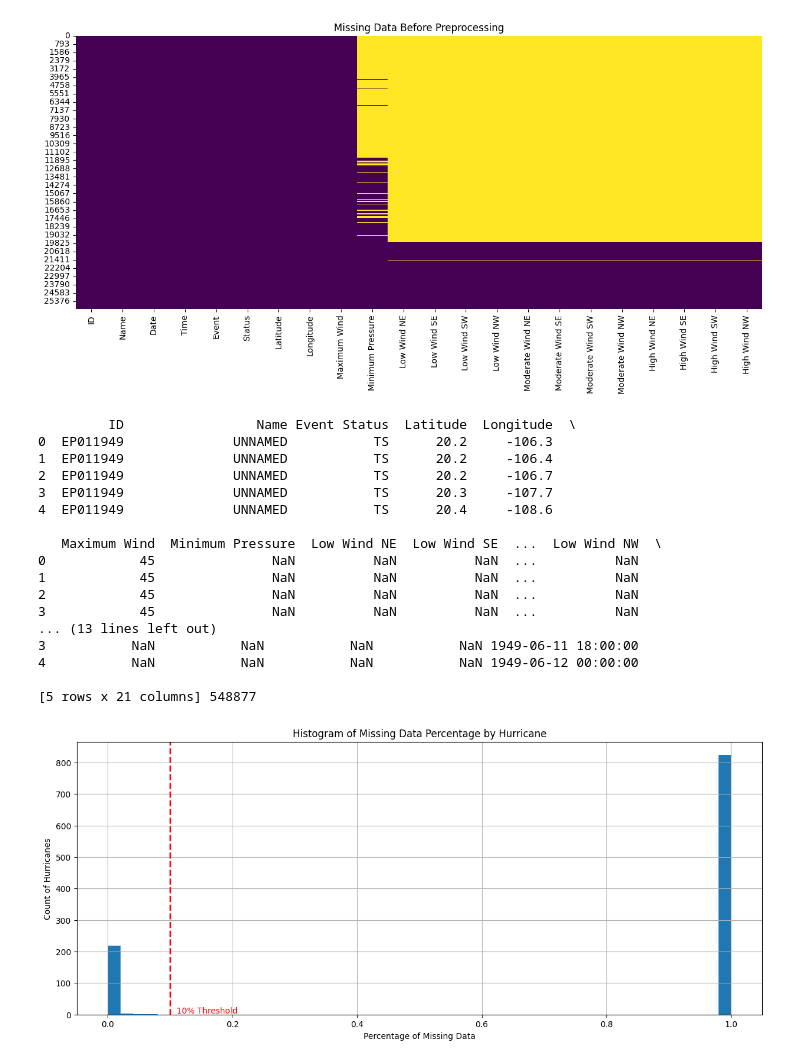
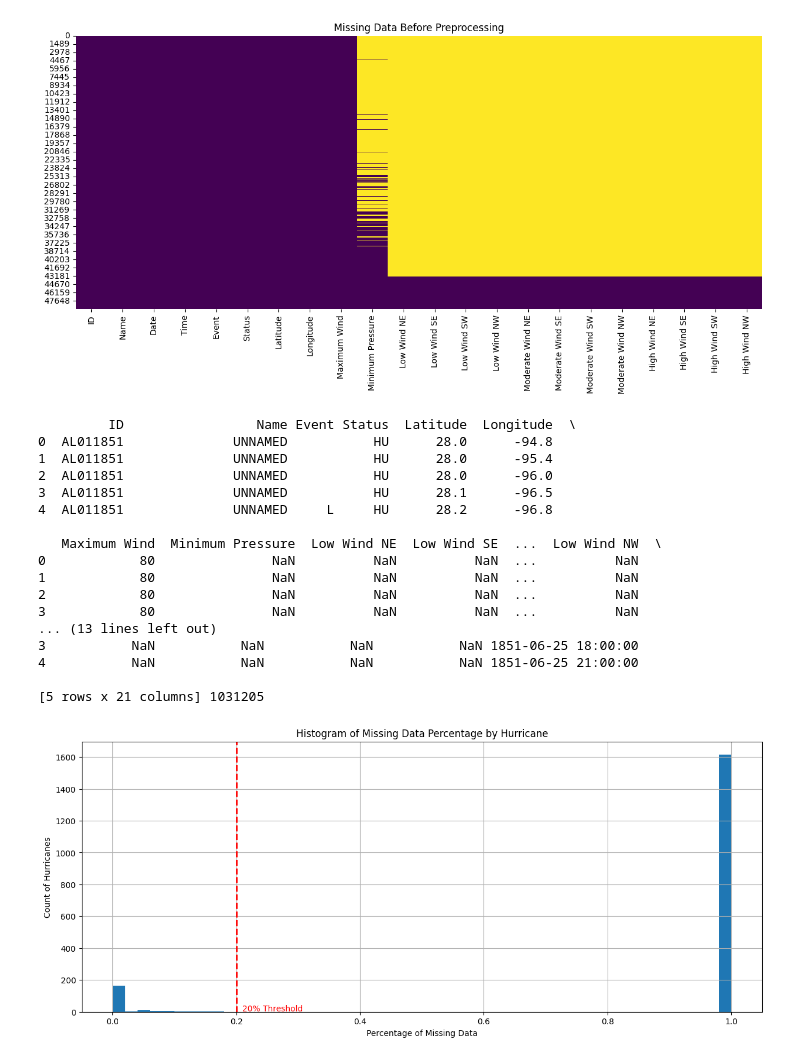
Before and after one commit to c0nD/HurricaneProject, a Jupyter notebook: src/preprocessing.ipynb, the cells around one changed output. Drawn from its saved outputs; the diff is of its cells as text; code cells hidden in the pictures.

Commit message:
updated imputation threshold to 20%

```diff
--- a/src/preprocessing.ipynb
+++ b/src/preprocessing.ipynb
@@ -4,7 +4,7 @@ import numpy as np
 import seaborn as sns
 import matplotlib.pyplot as plt
 # %%
-df = pd.read_csv('data/pacific.csv')
+df = pd.read_csv('data/atlantic.csv')
 # %%
 df.replace(-999, np.nan, inplace=True)
 # %%
@@ -14,7 +14,7 @@ sns.heatmap(df.isnull(), cbar=False, cmap='viridis')
 plt.title('Missing Data Before Preprocessing')
 plt.show()
 # %% [output]
-[figure, old version]
+[figure, new version]
 # %%
 def convert_lat_long(val):
     # removes the direction (n/s/e/w) and converts to float, negates if south or west
@@ -41,40 +41,40 @@ df[numeric_cols] = df[numeric_cols].apply(pd.to_numeric, errors='coerce')
 print(df.head(), df.size)
 # %% [output]
          ID                 Name Event Status  Latitude  Longitude  \
-0  EP011949              UNNAMED           TS      20.2     -106.3
-1  EP011949              UNNAMED           TS      20.2     -106.4
-2  EP011949              UNNAMED           TS      20.2     -106.7
-3  EP011949              UNNAMED           TS      20.3     -107.7
-4  EP011949              UNNAMED           TS      20.4     -108.6
+0  AL011851              UNNAMED           HU      28.0      -94.8
+1  AL011851              UNNAMED           HU      28.0      -95.4
+2  AL011851              UNNAMED           HU      28.0      -96.0
+3  AL011851              UNNAMED           HU      28.1      -96.5
+4  AL011851              UNNAMED     L     HU      28.2      -96.8
 
    Maximum Wind  Minimum Pressure  Low Wind NE  Low Wind SE  ...  Low Wind NW  \
-0            45               NaN          NaN          NaN  ...          NaN
-1            45               NaN          NaN          NaN  ...          NaN
-2            45               NaN          NaN          NaN  ...          NaN
-3            45               NaN          NaN          NaN  ...          NaN
+0            80               NaN          NaN          NaN  ...          NaN
+1            80               NaN          NaN          NaN  ...          NaN
+2            80               NaN          NaN          NaN  ...          NaN
+3            80               NaN          NaN          NaN  ...          NaN
 ... (13 lines left out)
-3           NaN           NaN           NaN           NaN 1949-06-11 18:00:00
-4           NaN           NaN           NaN           NaN 1949-06-12 00:00:00
+3           NaN           NaN           NaN           NaN 1851-06-25 18:00:00
+4           NaN           NaN           NaN           NaN 1851-06-25 21:00:00
 
-[5 rows x 21 columns] 548877
+[5 rows x 21 columns] 1031205
 # %%
-missing_data_threshold = 0.1  # 10% threshold for removal
+missing_data_threshold = 0.2  # 20% threshold for removal
 imputation_threshold = 0.8   # 80% threshold for imputation
 # %%
 # Calculate the percentage of missing values for each hurricane (ID)
 missing_percentage_by_id = df.isnull().groupby(df['ID']).mean().max(axis=1)
 
 # Plot the distribution of missing data by hurricane
 plt.figure(figsize=(15, 6))
 missing_percentage_by_id.hist(bins=50)
 plt.title('Histogram of Missing Data Percentage by Hurricane')
 plt.xlabel('Percentage of Missing Data')
 plt.ylabel('Count of Hurricanes')
 plt.axvline(x=missing_data_threshold, color='red', linestyle='dashed', linewidth=2)
-plt.text(missing_data_threshold+0.01, 5, '10% Threshold', rotation=0, color='red')
+plt.text(missing_data_threshold+0.01, 5, '20% Threshold', rotation=0, color='red')
 plt.show()
 # %% [output]
-[figure, old version]
+[figure, new version]
 # %%
 # Calculate the percentage of missing values for each hurricane (ID)
 missing_percentage_by_id = df.isnull().groupby(df['ID']).mean().max(axis=1)
```
Also changed, not shown: parts of 3 cells of this notebook.
